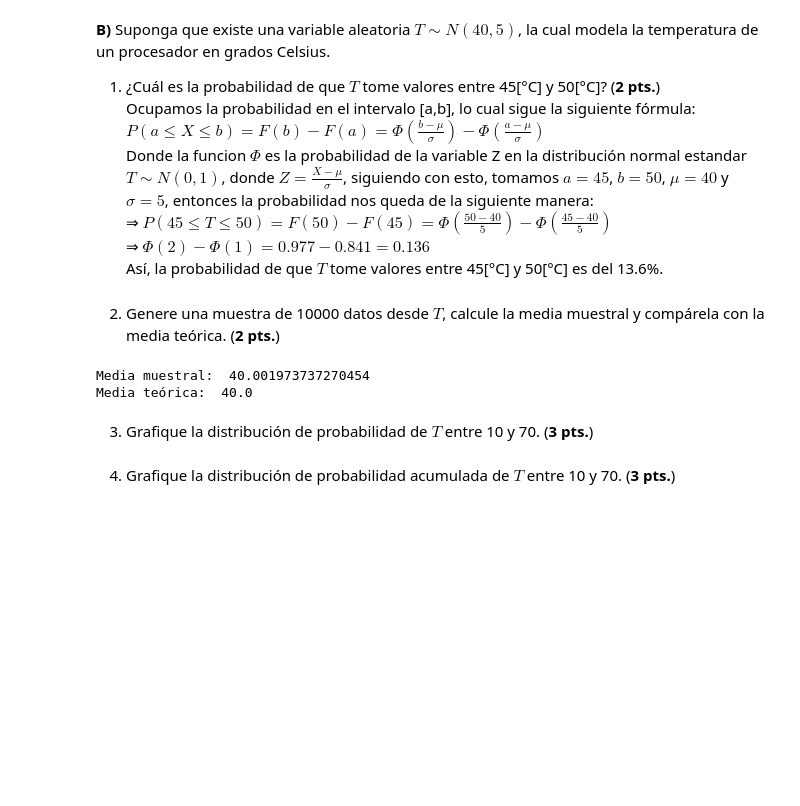
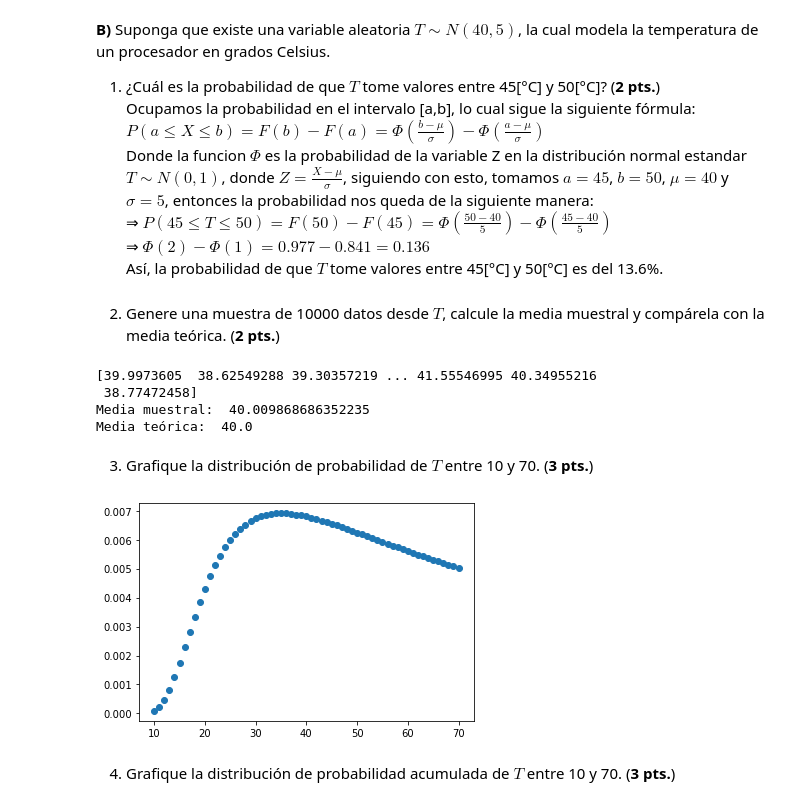
Before and after one commit to Camilo-Duque98/EstadisticaComputacional, a Jupyter notebook: lec-2-Los Dockeritos/lec_2.ipynb, the cells around one changed output. Saved outputs shown, nothing was run; the diff lists cells and outputs as text; code cells hidden in the pictures; blank space fills up the shorter version.

```diff
--- a/lec-2-Los Dockeritos/lec_2.ipynb
+++ b/lec-2-Los Dockeritos/lec_2.ipynb
@@ -216,15 +216,33 @@ from scipy.stats import norm
 2. Genere una muestra de 10000 datos desde $T$, calcule la media muestral y compárela con la media teórica. (**2 pts.**)
 # %%
 np.random.seed(2022)
-p_5 = norm.rvs(40, size=10000)
+p_5 = norm.rvs(40,5,size=10000)
+print(p_5)
 media_muestral= sum(p_5)/len(p_5)
 print("Media muestral: ",media_muestral)
-media_teorica=norm.stats(40, moments='m')
+media_teorica=norm.stats(40,5, moments='m')
 print("Media teórica: ", media_teorica)
 # %% [output]
-Media muestral:  40.001973737270454
+[39.9973605  38.62549288 39.30357219 ... 41.55546995 40.34955216
+ 38.77472458]
+Media muestral:  40.009868686352235
 Media teórica:  40.0
 # %% [markdown]
 3. Grafique la distribución de probabilidad de $T$ entre 10 y 70. (**3 pts.**)
+# %%
+import matplotlib.pyplot as plt
+
+lista = []
+lista2 = []
+for i in range(10,71):
+  lista.append(norm.pdf(40,5,i))
+  lista2.append(i)
+Y = np.array(lista)
+X = np.array(lista2)
+
+plt.scatter(X,Y)
+plt.show();
+# %% [output]
+[figure, added]
 # %% [markdown]
 4. Grafique la distribución de probabilidad acumulada de $T$ entre 10 y 70. (**3 pts.**)
```
Also changed, not shown: parts of 2 cells of this notebook.
